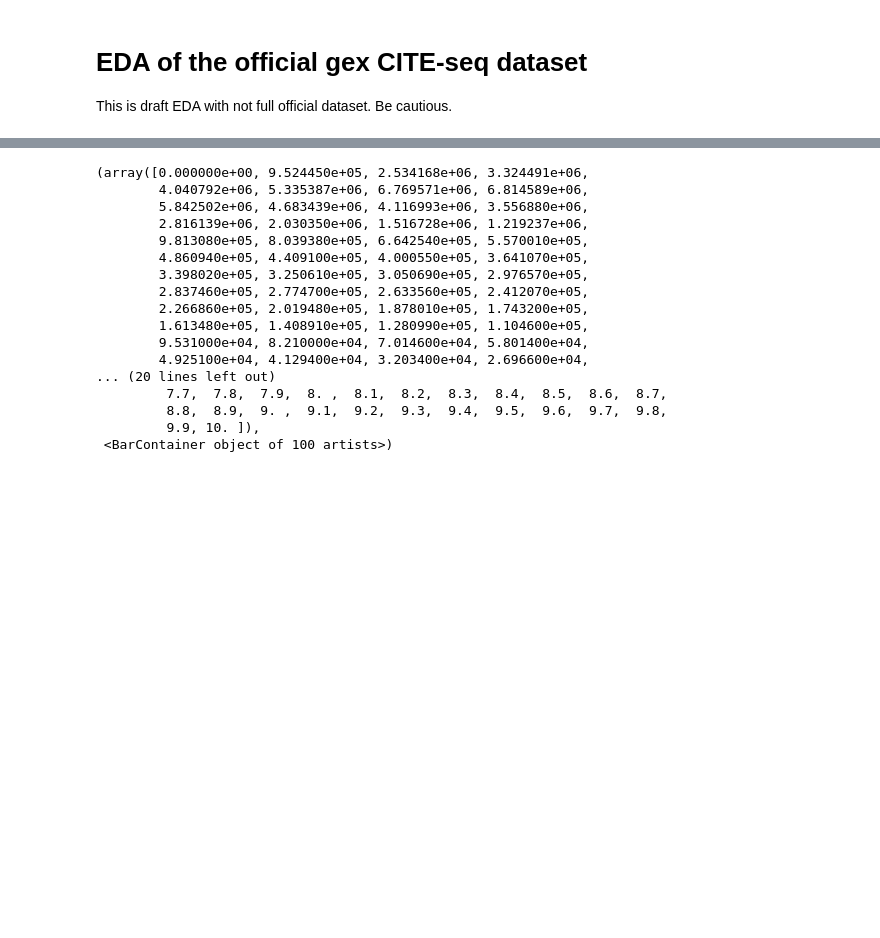
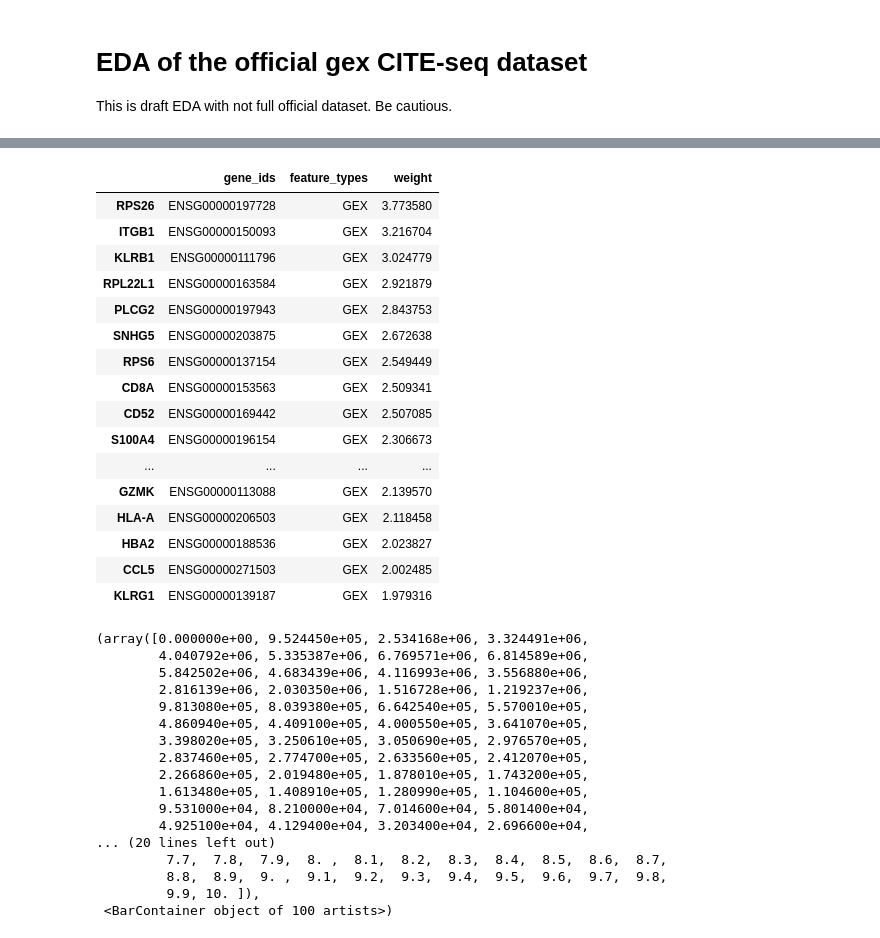
Before and after one commit to SteshinSS/NeurIPS2021, a Jupyter notebook: notebooks/EDA/official/gex_adt.ipynb, the cells around one changed output, grey strips where cells are left out. Drawn from its saved outputs; the diff is of its cells as text; code cells hidden in the pictures; blank space fills up the shorter version.

```diff
--- a/notebooks/EDA/official/gex_adt.ipynb
+++ b/notebooks/EDA/official/gex_adt.ipynb
@@ -18,3 +69,23 @@ data = ad.read_h5ad("data/official/common/openproblems_bmmc_cite_phase1/openprob
+# %%
+sorted.head(20)
+# %% [output]
+|  | gene_ids | feature_types | weight |
+| RPS26 | ENSG00000197728 | GEX | 3.773580 |
+| ITGB1 | ENSG00000150093 | GEX | 3.216704 |
+| KLRB1 | ENSG00000111796 | GEX | 3.024779 |
+| RPL22L1 | ENSG00000163584 | GEX | 2.921879 |
+| PLCG2 | ENSG00000197943 | GEX | 2.843753 |
+| SNHG5 | ENSG00000203875 | GEX | 2.672638 |
+| RPS6 | ENSG00000137154 | GEX | 2.549449 |
+| CD8A | ENSG00000153563 | GEX | 2.509341 |
+| CD52 | ENSG00000169442 | GEX | 2.507085 |
+| S100A4 | ENSG00000196154 | GEX | 2.306673 |
+| ... | ... | ... | ... |
+| GZMK | ENSG00000113088 | GEX | 2.139570 |
+| HLA-A | ENSG00000206503 | GEX | 2.118458 |
+| HBA2 | ENSG00000188536 | GEX | 2.023827 |
+| CCL5 | ENSG00000271503 | GEX | 2.002485 |
+| KLRG1 | ENSG00000139187 | GEX | 1.979316 |
 # %%
 X = data.X.toarray().flatten()
 # %%
```
Also changed, not shown: parts of 10 cells of this notebook, 6 other files.
